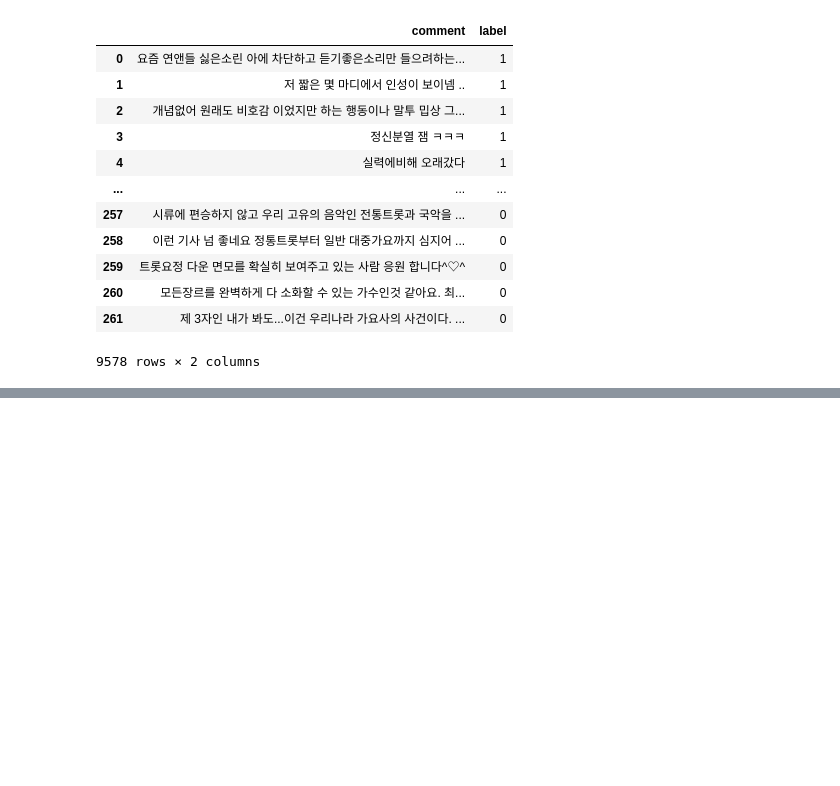
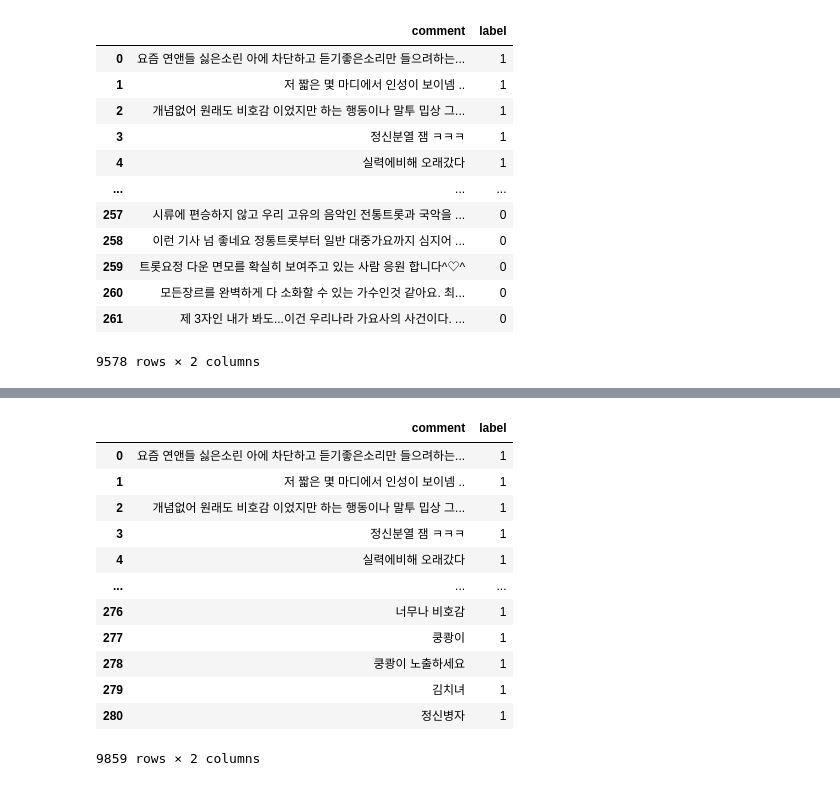
Before and after one commit to sooyeon-go/grad_project, a Jupyter notebook: comment_crawling_r/comment2_csv.ipynb, the cells around one changed output, grey strips where cells are left out. Cells and saved outputs as stored; diff of their text form; code cells hidden in the pictures; blank space fills up the shorter version.

```diff
--- a/comment_crawling_r/comment2_csv.ipynb
+++ b/comment_crawling_r/comment2_csv.ipynb
@@ -143,0 +179,17 @@ fi
+# %%
+fi1 = fi.append(dic2)
+fi1
+# %% [output]
+|  | comment | label |
+| 0 | 요즘 연앤들 싫은소린 아에 차단하고 듣기좋은소리만 들으려하는... | 1 |
+| 1 | 저 짧은 몇 마디에서 인성이 보이넴 .. | 1 |
+| 2 | 개념없어 원래도 비호감 이었지만 하는 행동이나 말투 밉상 그... | 1 |
+| 3 | 정신분열 잼 ㅋㅋㅋ | 1 |
+| 4 | 실력에비해 오래갔다 | 1 |
+| ... | ... | ... |
+| 276 | 너무나 비호감 | 1 |
+| 277 | 쿵쾅이 | 1 |
+| 278 | 쿵쾅이 노출하세요 | 1 |
+| 279 | 김치녀 | 1 |
+| 280 | 정신병자 | 1 |
+9859 rows × 2 columns
```
Also changed, not shown: parts of 3 cells of this notebook.
